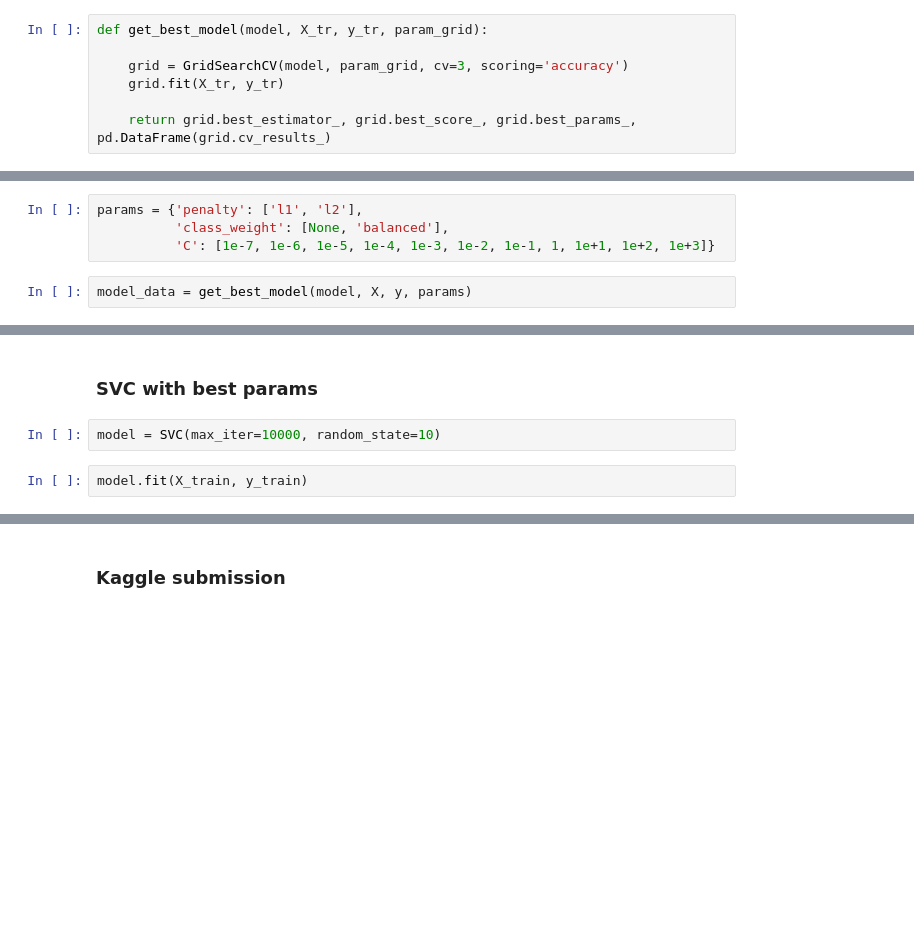
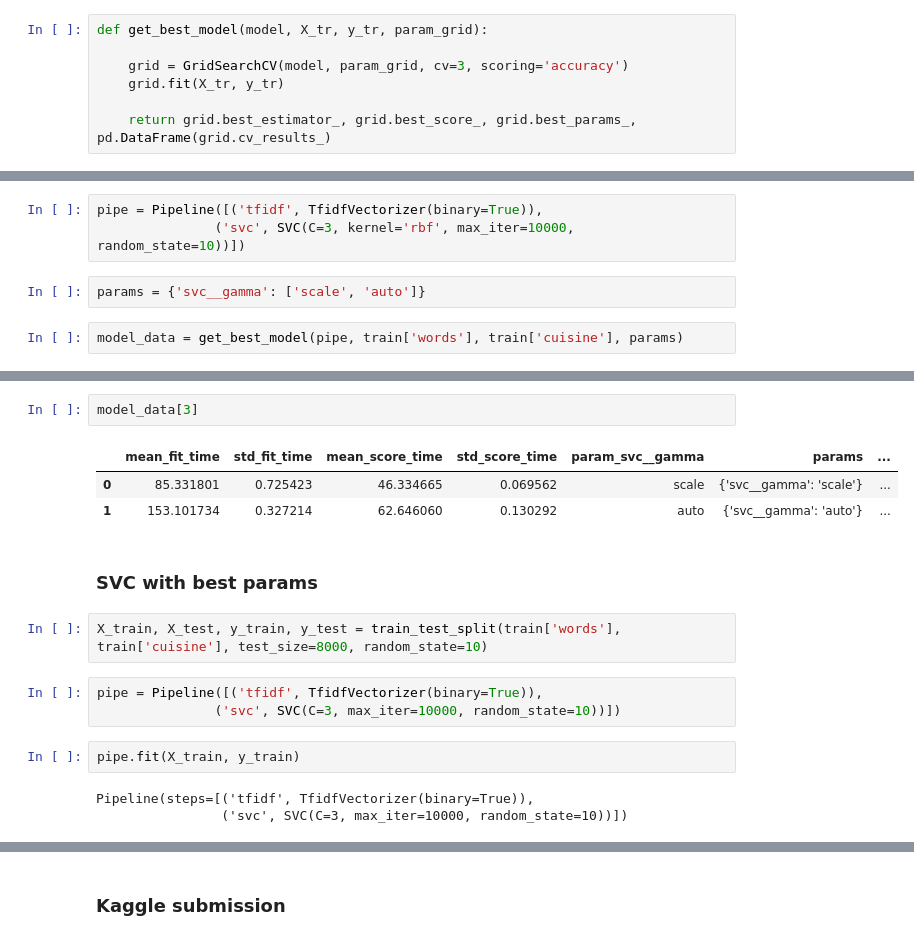
Before and after one commit to Verschworer/HSE_ML_final, a Jupyter notebook: words_svc.ipynb, the cells around one changed output, grey strips where cells are left out. Saved outputs shown, nothing was run; the diff lists cells and outputs as text; blank space fills up the shorter version.

Commit message:
binary tfidf + svc, hyperparam tuning, cross-val=0.81, kaggle=0.81114

```diff
--- a/words_svc.ipynb
+++ b/words_svc.ipynb
@@ -209,9 +319,10 @@ model = LinearSVC(random_state=10, max_iter=10000)
+# %%
+pipe = Pipeline([('tfidf', TfidfVectorizer(binary=True)),
+               ('svc', SVC(C=3, kernel='rbf', max_iter=10000, random_state=10))])
 # %%
-params = {'penalty': ['l1', 'l2'],
-          'class_weight': [None, 'balanced'],
-          'C': [1e-7, 1e-6, 1e-5, 1e-4, 1e-3, 1e-2, 1e-1, 1, 1e+1, 1e+2, 1e+3]}
+params = {'svc__gamma': ['scale', 'auto']}
 # %%
-model_data = get_best_model(model, X, y, params)
+model_data = get_best_model(pipe, train['words'], train['cuisine'], params)
 # %%
 for item in model_data[:3]:
     print(item)
@@ -218,7 +334,19 @@ for item in model_data[:3]:
+# %%
+model_data[3]
+# %% [output]
+|  | mean_fit_time | std_fit_time | mean_score_time | std_score_time | param_svc__gamma | params | ... |
+| 0 | 85.331801 | 0.725423 | 46.334665 | 0.069562 | scale | {'svc__gamma': 'scale'} | ... |
+| 1 | 153.101734 | 0.327214 | 62.646060 | 0.130292 | auto | {'svc__gamma': 'auto'} | ... |
 # %% [markdown]
 ### SVC with best params
-# %%
-model = SVC(max_iter=10000, random_state=10)
+# %%
+X_train, X_test, y_train, y_test = train_test_split(train['words'], train['cuisine'], test_size=8000, random_state=10)
+# %%
+pipe = Pipeline([('tfidf', TfidfVectorizer(binary=True)),
+               ('svc', SVC(C=3, max_iter=10000, random_state=10))])
 # %%
-model.fit(X_train, y_train)
+pipe.fit(X_train, y_train)
+# %% [output]
+Pipeline(steps=[('tfidf', TfidfVectorizer(binary=True)),
+                ('svc', SVC(C=3, max_iter=10000, random_state=10))])
 # %%
```
Also changed, not shown: parts of 42 cells of this notebook.
